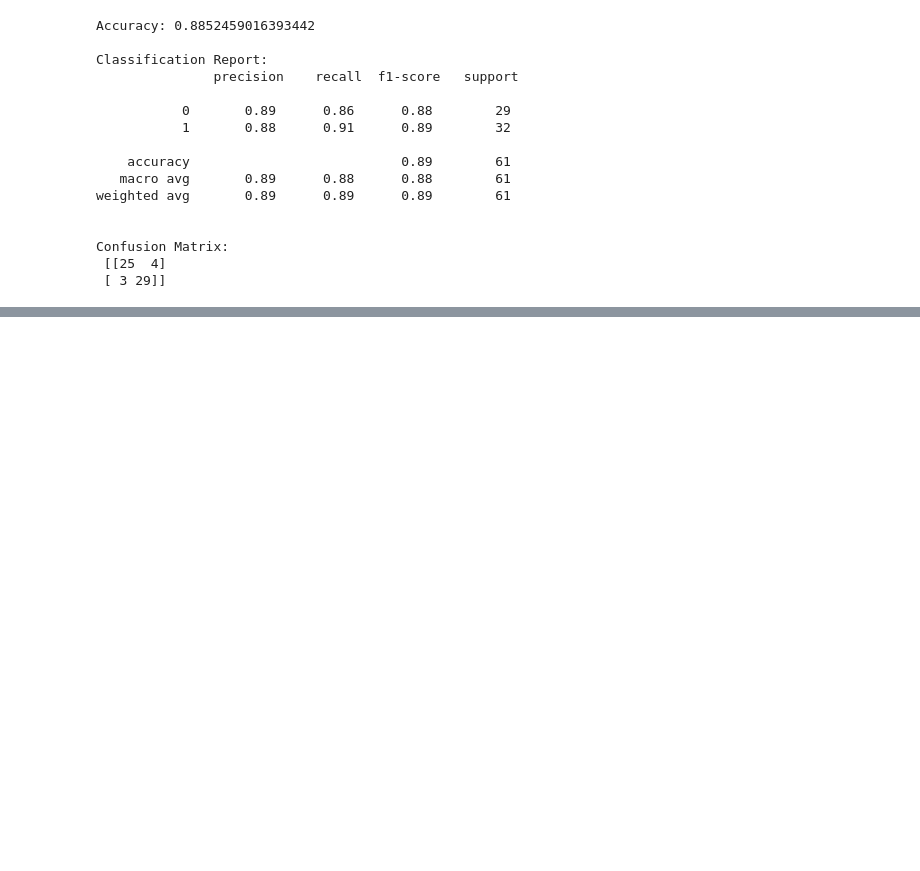
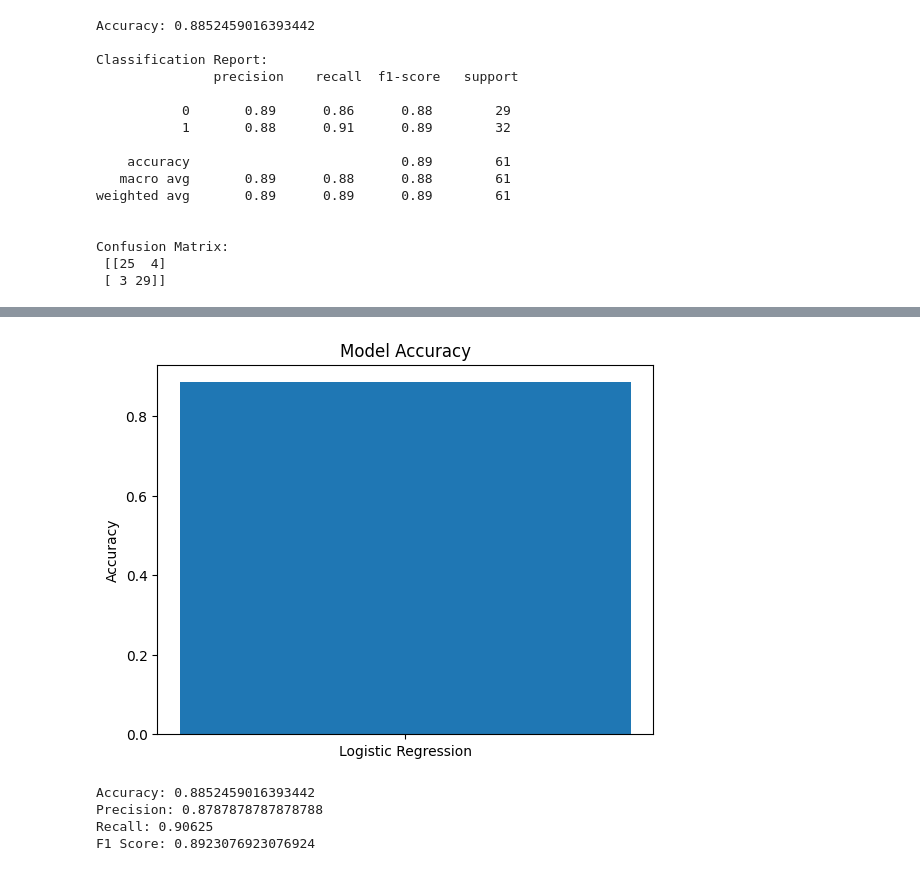
Before and after one commit to Sonadi/Heart-Disease, a Jupyter notebook: heart.ipynb, the cells around one changed output, grey strips where cells are left out. Saved outputs shown, nothing was run; the diff lists cells and outputs as text; code cells hidden in the pictures; blank space fills up the shorter version.

```diff
--- a/heart.ipynb
+++ b/heart.ipynb
@@ -150,0 +184,27 @@ Confusion Matrix:
+# %%
+accuracy = accuracy_score(y_test, y_pred)
+
+plt.figure()
+plt.bar(["Logistic Regression"], [accuracy])
+plt.title("Model Accuracy")
+plt.ylabel("Accuracy")
+plt.show()
+# %% [output]
+[figure, added]
+# %%
+from sklearn.metrics import accuracy_score, precision_score, recall_score, f1_score
+
+accuracy = accuracy_score(y_test, y_pred)
+precision = precision_score(y_test, y_pred)
+recall = recall_score(y_test, y_pred)
+f1 = f1_score(y_test, y_pred)
+
+print("Accuracy:", accuracy)
+print("Precision:", precision)
+print("Recall:", recall)
+print("F1 Score:", f1)
+# %% [output]
+Accuracy: 0.8852459016393442
+Precision: 0.8787878787878788
+Recall: 0.90625
+F1 Score: 0.8923076923076924
```
Also changed, not shown: parts of 3 cells of this notebook.
